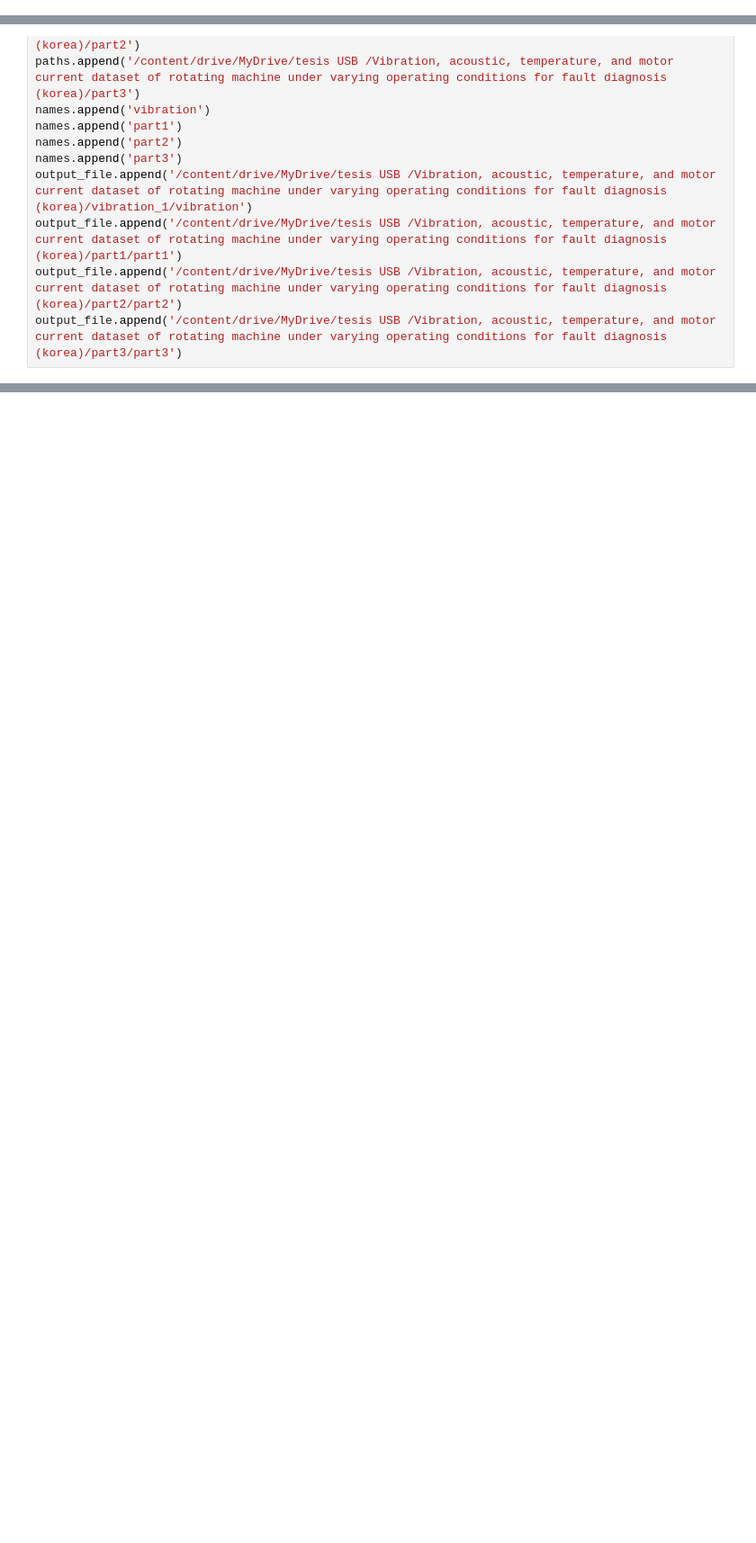
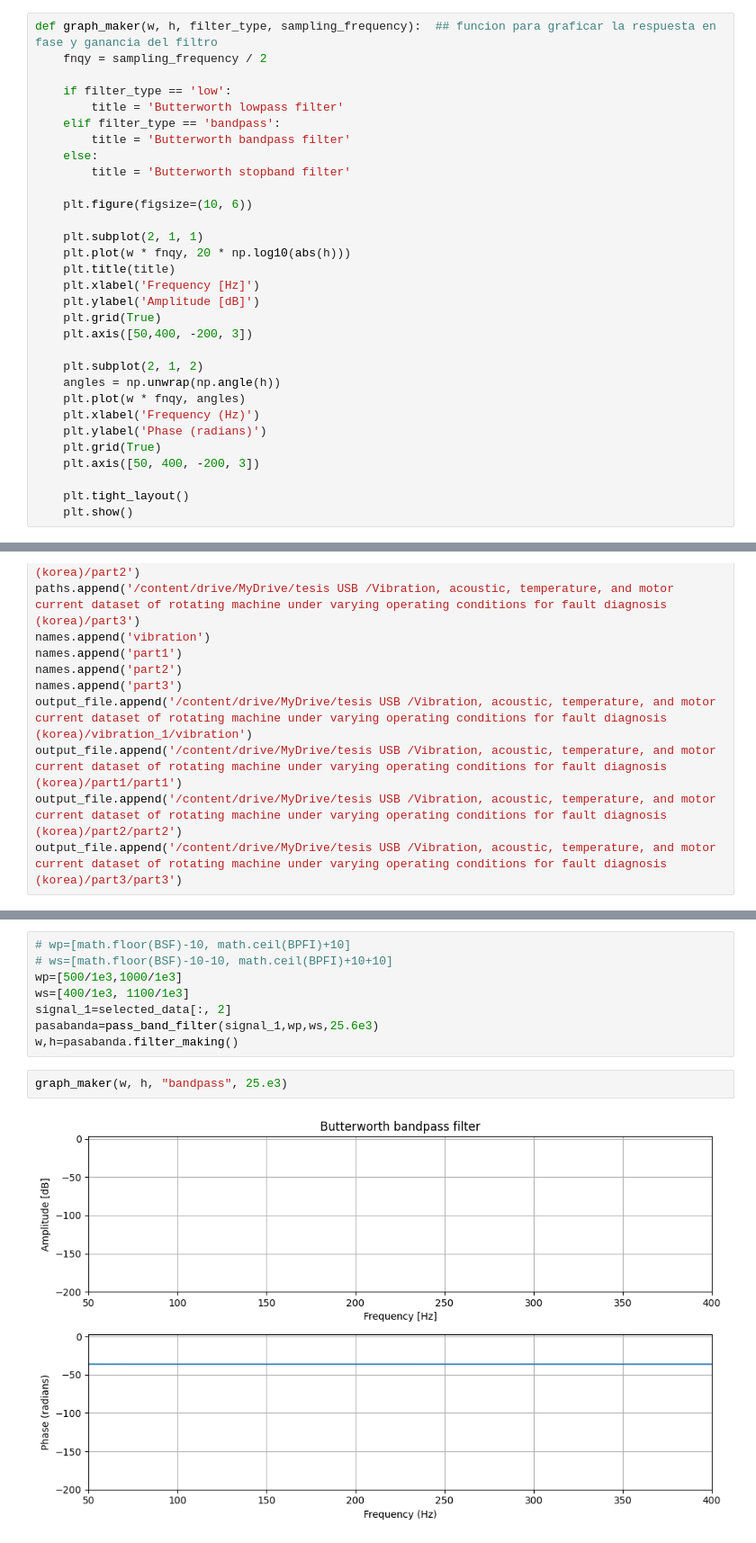
Before and after one commit to romeokienzler/TensorFlow, a Jupyter notebook: filtro.ipynb, the cells around one changed output, grey strips where cells are left out. Shown at 90% size. Saved outputs shown, nothing was run; the diff lists cells and outputs as text; blank space fills up the shorter version.

```diff
--- a/filtro.ipynb
+++ b/filtro.ipynb
@@ -87,0 +87,31 @@ def design_and_apply_filter(sample_frecuencie):
+# %%
+def graph_maker(w, h, filter_type, sampling_frequency):  ## funcion para graficar la respuesta en fase y ganancia del filtro
+    fnqy = sampling_frequency / 2
+
+    if filter_type == 'low':
+        title = 'Butterworth lowpass filter'
+    elif filter_type == 'bandpass':
+        title = 'Butterworth bandpass filter'
+    else:
+        title = 'Butterworth stopband filter'
+
+    plt.figure(figsize=(10, 6))
+
+    plt.subplot(2, 1, 1)
+    plt.plot(w * fnqy, 20 * np.log10(abs(h)))
+    plt.title(title)
+    plt.xlabel('Frequency [Hz]')
+    plt.ylabel('Amplitude [dB]')
+    plt.grid(True)
+    plt.axis([50,400, -200, 3])
+
+    plt.subplot(2, 1, 2)
+    angles = np.unwrap(np.angle(h))
+    plt.plot(w * fnqy, angles)
+    plt.xlabel('Frequency (Hz)')
+    plt.ylabel('Phase (radians)')
+    plt.grid(True)
+    plt.axis([50, 400, -200, 3])
+
+    plt.tight_layout()
+    plt.show()
@@ -114,0 +249,12 @@ selected_key
+# %%
+# wp=[math.floor(BSF)-10, math.ceil(BPFI)+10]
+# ws=[math.floor(BSF)-10-10, math.ceil(BPFI)+10+10]
+wp=[500/1e3,1000/1e3]
+ws=[400/1e3, 1100/1e3]
+signal_1=selected_data[:, 2]
+pasabanda=pass_band_filter(signal_1,wp,ws,25.6e3)
+w,h=pasabanda.filter_making()
+# %%
+graph_maker(w, h, "bandpass", 25.e3)
+# %% [output]
+[figure, added]
```
Also changed, not shown: parts of 31 cells of this notebook.
